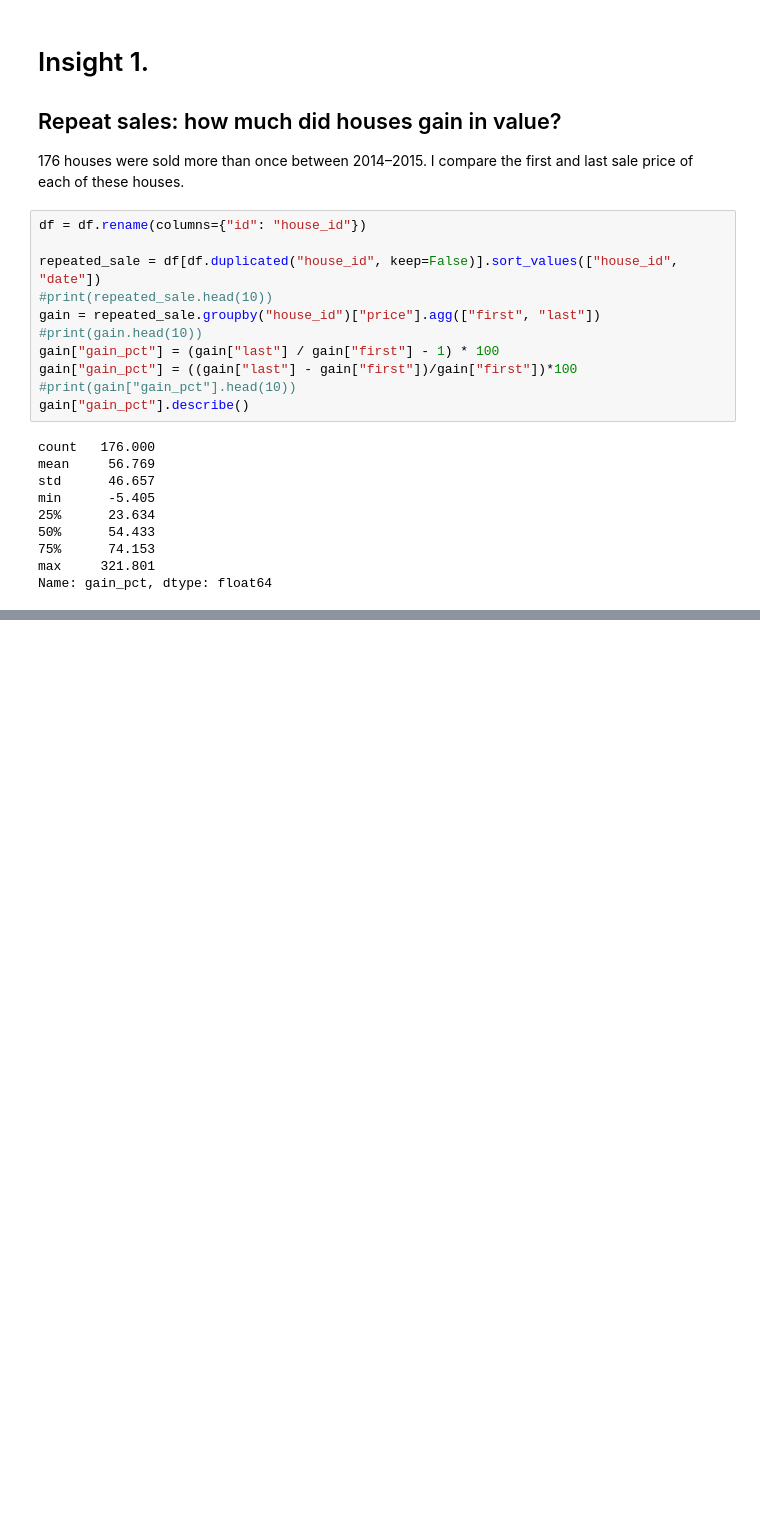
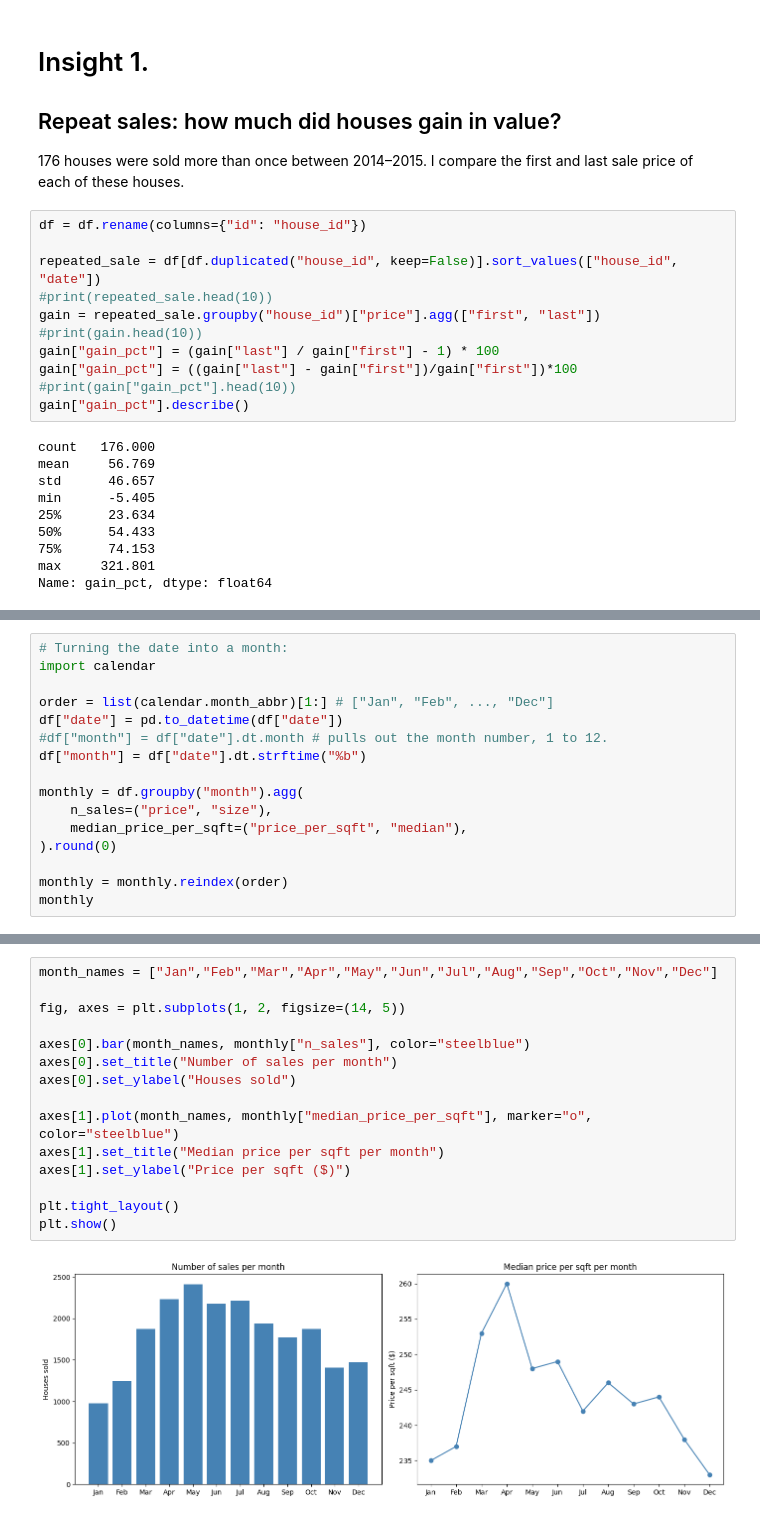
Before and after one commit to Maryam-Sajedi/ds-eda-project, a Jupyter notebook: 04_eda.ipynb, the cells around one changed output, grey strips where cells are left out. Drawn from its saved outputs; the diff is of its cells as text; blank space fills up the shorter version.

```diff
--- a/04_eda.ipynb
+++ b/04_eda.ipynb
@@ -90,0 +294,16 @@ Name: gain_pct, dtype: float64
+# %%
+# Turning the date into a month:
+import calendar
+
+order = list(calendar.month_abbr)[1:] # ["Jan", "Feb", ..., "Dec"]
+df["date"] = pd.to_datetime(df["date"])
+#df["month"] = df["date"].dt.month # pulls out the month number, 1 to 12.
+df["month"] = df["date"].dt.strftime("%b")
+
+monthly = df.groupby("month").agg(
+    n_sales=("price", "size"),
+    median_price_per_sqft=("price_per_sqft", "median"),
+).round(0)
+
+monthly = monthly.reindex(order)
+monthly
@@ -90,0 +325,17 @@ Name: gain_pct, dtype: float64
+# %%
+month_names = ["Jan","Feb","Mar","Apr","May","Jun","Jul","Aug","Sep","Oct","Nov","Dec"]
+
+fig, axes = plt.subplots(1, 2, figsize=(14, 5))
+
+axes[0].bar(month_names, monthly["n_sales"], color="steelblue")
+axes[0].set_title("Number of sales per month")
+axes[0].set_ylabel("Houses sold")
+
+axes[1].plot(month_names, monthly["median_price_per_sqft"], marker="o", color="steelblue")
+axes[1].set_title("Median price per sqft per month")
+axes[1].set_ylabel("Price per sqft ($)")
+
+plt.tight_layout()
+plt.show()
+# %% [output]
+[figure, added]
```
Also changed, not shown: parts of 19 cells of this notebook.
